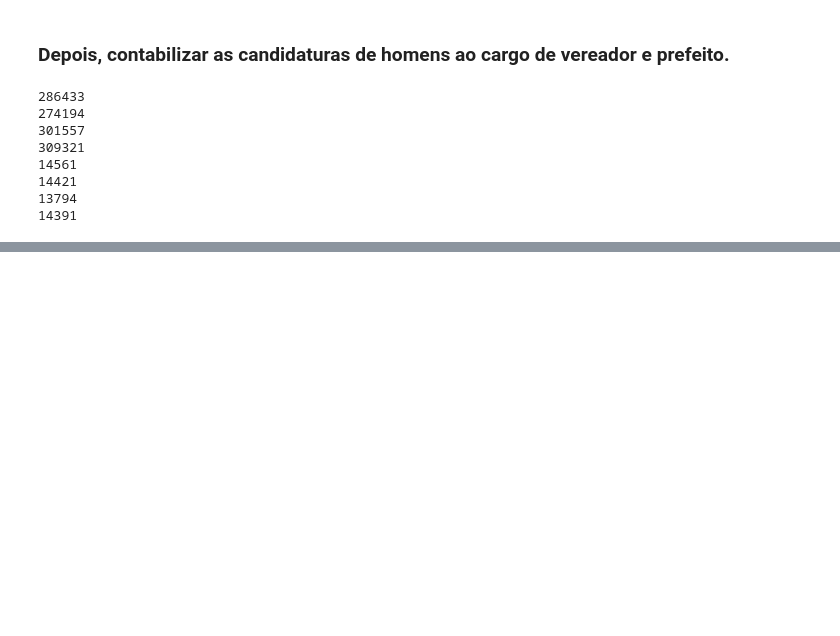
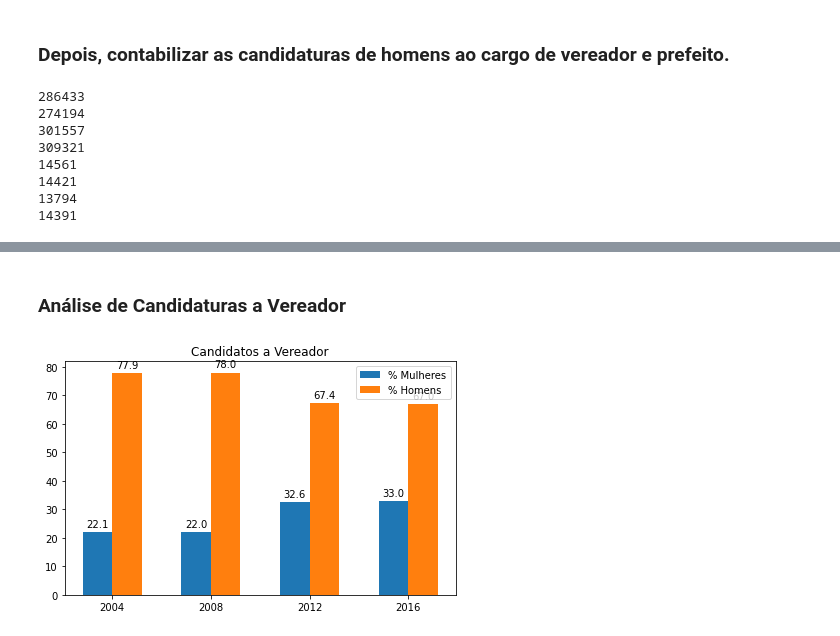
Before and after one commit to bibiacoutinho/Analise-Candidaturas-Mulheres-Vereador-Prefeito, a Jupyter notebook: Analise-Candidaturas-Mulheres-Vereador-Prefeito.ipynb, the cells around one changed output, grey strips where cells are left out. Saved outputs shown, nothing was run; the diff lists cells and outputs as text; code cells hidden in the pictures; blank space fills up the shorter version.

Commit message:
reestruturado análise para inserir % nas barras e corrigir labels x na horizontal

```diff
--- a/Analise-Candidaturas-Mulheres-Vereador-Prefeito.ipynb
+++ b/Analise-Candidaturas-Mulheres-Vereador-Prefeito.ipynb
@@ -264,0 +301,38 @@ plt.ylim(0,100)
+# %% [markdown]
+<h3>Análise de Candidaturas a Vereador</h3>
+# %%
+anos = ['2004','2008','2012','2016']
+
+per_v_mul = [per_v_2004_mul,per_v_2008_mul,per_v_2012_mul,per_v_2016_mul]
+per_v_hom = [per_v_2004_hom,per_v_2008_hom,per_v_2012_hom,per_v_2016_hom]
+
+x = np.arange(len(anos))  #labels do eixo x
+width = 0.3 #espessura da barra
+
+fig, ax = plt.subplots()
+rects1 = ax.bar(x - width/2, per_v_mul, width, label='% Mulheres')
+rects2 = ax.bar(x + width/2, per_v_hom, width, label='% Homens')
+
+ax.set_title('Candidatos a Vereador')
+ax.set_xticks(x)
+ax.set_xticklabels(anos)
+ax.legend()
+
+def autolabel(rects):
+    # Anexa um valor acima de cada barra, exibindo sua altura
+    for rect in rects:
+        height = rect.get_height()
+        ax.annotate('{}'.format(height),
+                    xy=(rect.get_x() + rect.get_width() / 2, height),
+                    xytext=(0, 3), # Alinhamento dos valores das alturas das barras
+                    textcoords="offset points",
+                    ha='center', va='bottom')
+
+autolabel(rects1)
+autolabel(rects2)
+
+fig.tight_layout()
+
+plt.show()
+# %% [output]
+[figure, added]
```
Also changed, not shown: parts of 9 cells of this notebook.
